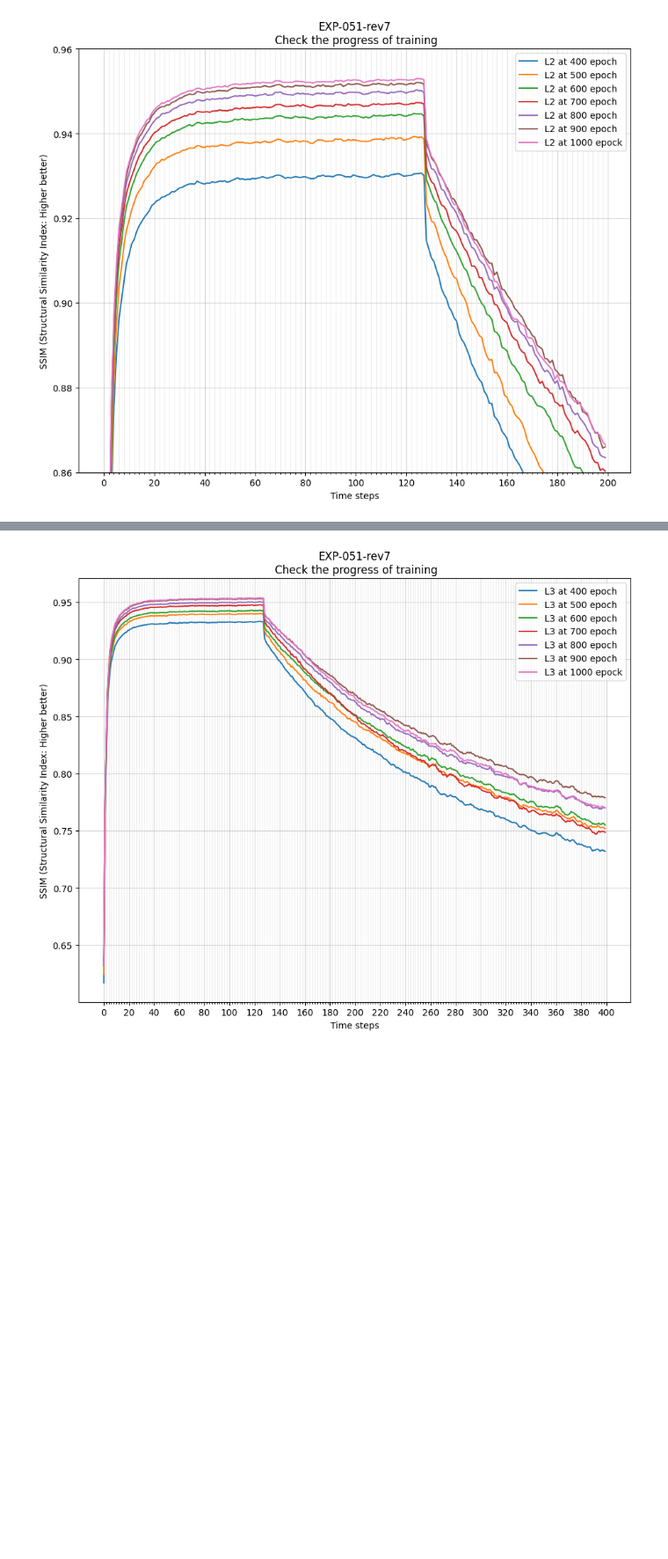
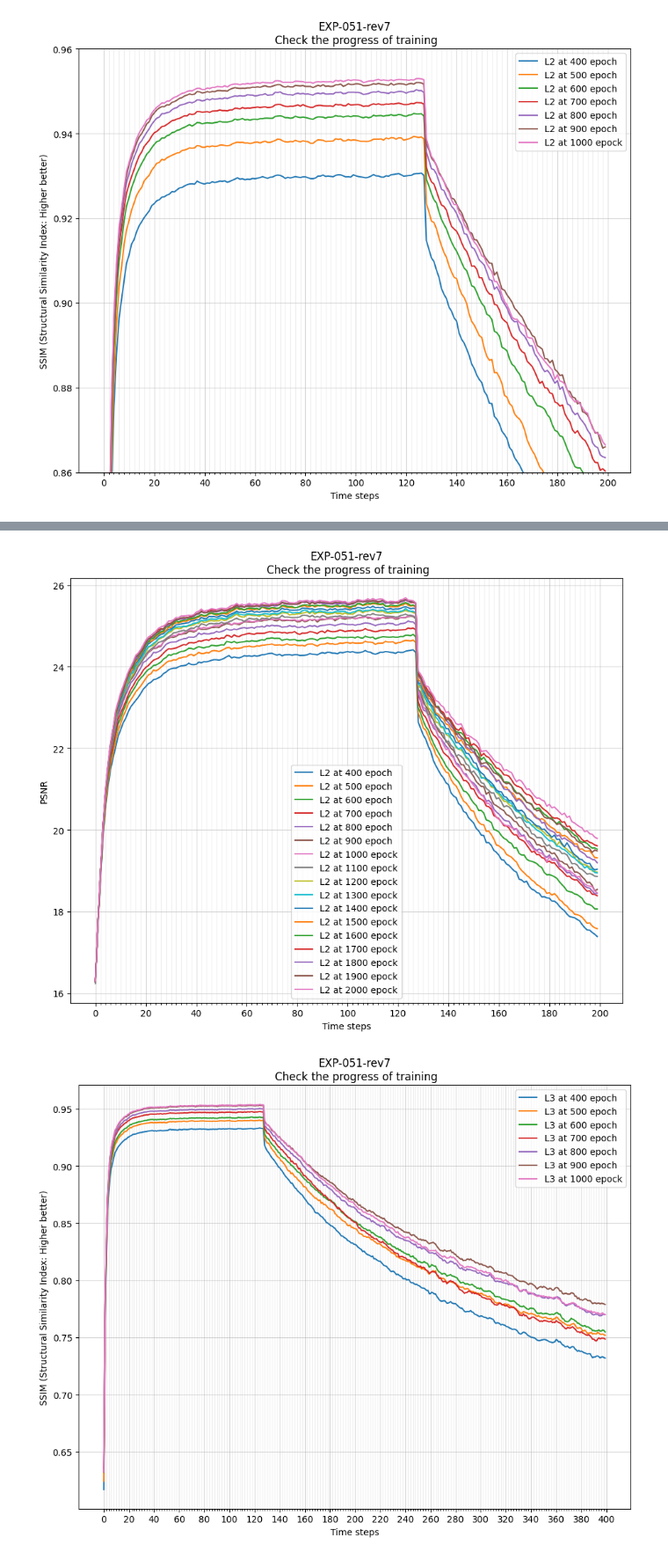
Before and after one commit to intuinno/jaxhpm, a Jupyter notebook: notebooks/experiment evaluation.ipynb, the cells around one changed output, grey strips where cells are left out. Shown at 88% size. Drawn from its saved outputs; the diff is of its cells as text; code cells hidden in the pictures; blank space fills up the shorter version.

```diff
--- a/notebooks/experiment evaluation.ipynb
+++ b/notebooks/experiment evaluation.ipynb
@@ -611,3 +635,83 @@ fig.savefig(f'figure {plot_title}.png', bbox_inches='tight')
+# %%
+plot_title = "EXP-051-rev7\n Check the progress of training"
+x_limit = 200
+
+labels = []
+labels.append('L2 at 400 epoch')
+labels.append('L2 at 500 epoch')
+labels.append('L2 at 600 epoch')
+labels.append('L2 at 700 epoch')
+labels.append('L2 at 800 epoch')
+labels.append('L2 at 900 epoch')
+labels.append('L2 at 1000 epock')
+labels.append('L2 at 1100 epock')
+labels.append('L2 at 1200 epock')
+labels.append('L2 at 1300 epock')
+labels.append('L2 at 1400 epock')
+labels.append('L2 at 1500 epock')
+labels.append('L2 at 1600 epock')
+labels.append('L2 at 1700 epock')
+labels.append('L2 at 1800 epock')
+labels.append('L2 at 1900 epock')
+labels.append('L2 at 2000 epock')
+
+paths = []
+paths.append('/home/intuinno/codegit/jaxhpm/logs/jax_mmnist/exp-051-rev7-L2_20240416_170015/eval_exp-051-rev7-L2-400_20240422_142643/psnr_mean.npz')
+paths.append('/home/intuinno/codegit/jaxhpm/logs/jax_mmnist/exp-051-rev7-L2_20240416_170015/eval_exp-051-rev7-L2-500_20240422_140412/psnr_mean.npz')
+paths.append('/home/intuinno/codegit/jaxhpm/logs/jax_mmnist/exp-051-rev7-L2_20240416_170015/eval_exp-051-rev7-L2-600_20240422_134153/psnr_mean.npz')
+paths.append('/home/intuinno/codegit/jaxhpm/logs/jax_mmnist/exp-051-rev7-L2_20240416_170015/eval_exp-051-rev7-L2-700_20240422_132106/psnr_mean.npz')
+paths.append('/home/intuinno/codegit/jaxhpm/logs/jax_mmnist/exp-051-rev7-L2_20240416_170015/eval_exp-051-rev7-L2-800_20240422_130031/psnr_mean.npz')
+paths.append('/home/intuinno/codegit/jaxhpm/logs/jax_mmnist/exp-051-rev7-L2_20240416_170015/eval_exp-051-rev7-L2-900_20240422_123959/psnr_mean.npz')
+paths.append('/home/intuinno/codegit/jaxhpm/logs/jax_mmnist/exp-051-rev7-L2_20240416_170015/eval_exp-051-rev7-L2-sample3_20240422_105815/psnr_mean.npz')
+paths.append('/home/intuinno/codegit/jaxhpm/logs/jax_mmnist/exp-051-rev8-L2_20240422_152358/eval_exp-051-rev8-L2-100_20240430_113938/psnr_mean.npz')
+paths.append('/home/intuinno/codegit/jaxhpm/logs/jax_mmnist/exp-051-rev8-L2_20240422_152358/eval_exp-051-rev8-L2-200_20240430_120507/psnr_mean.npz')
+paths.append('/home/intuinno/codegit/jaxhpm/logs/jax_mmnist/exp-051-rev8-L2_20240422_152358/eval_exp-051-rev8-L2-300_20240430_123018/psnr_mean.npz')
+paths.append('/home/intuinno/codegit/jaxhpm/logs/jax_mmnist/exp-051-rev8-L2_20240422_152358/eval_exp-051-rev8-L2-400_20240430_125526/psnr_mean.npz')
+paths.append('/home/intuinno/codegit/jaxhpm/logs/jax_mmnist/exp-051-rev8-L2_20240422_152358/eval_exp-051-rev8-L2-500_20240430_132014/psnr_mean.npz')
+paths.append('/home/intuinno/codegit/jaxhpm/logs/jax_mmnist/exp-051-rev8-L2_20240422_152358/eval_exp-051-rev8-L2-600_20240430_134507/psnr_mean.npz')
+paths.append('/home/intuinno/codegit/jaxhpm/logs/jax_mmnist/exp-051-rev8-L2_20240422_152358/eval_exp-051-rev8-L2-700_20240430_140949/psnr_mean.npz')
+paths.append('/home/intuinno/codegit/jaxhpm/logs/jax_mmnist/exp-051-rev8-L2_20240422_152358/eval_exp-051-rev8-L2-800_20240430_143446/psnr_mean.npz')
+paths.append('/home/intuinno/codegit/jaxhpm/logs/jax_mmnist/exp-051-rev8-L2_20240422_152358/eval_exp-051-rev8-L2-900_20240430_153947/psnr_mean.npz')
+paths.append('/home/intuinno/codegit/jaxhpm/logs/jax_mmnist/exp-051-rev8-L2_20240422_152358/eval_exp-051-rev8-L2-final_20240430_160427/psnr_mean.npz')
+
+plots = []
+for p in paths:
+    path = pathlib.Path(p)
+    with open(path, 'rb') as f:
+        plots.append(np.load(f)['arr_0'])
+
+plt.figure(figsize=(11, 8.5))
+axes = plt.gca()
+# axes.yaxis.grid(True)
+# axes.xaxis.grid(True)
+
+# plt.ylim(0.76,0.96)
+
+# Major ticks every 20, minor ticks every 2
+major_ticks = np.arange(0, x_limit+1, 20)
+minor_ticks = np.arange(0, x_limit+1, 2)
+
+axes.set_xticks(major_ticks)
+axes.set_xticks(minor_ticks, minor=True)
+
+# Or if you want different settings for the grids:
+axes.grid(which='minor', alpha=0.2)
+axes.grid(which='major', alpha=0.5)
+
+for pl, label in zip(plots, labels):
+    plt.plot(pl[:x_limit], label=label)
+
+plt.legend()
+plt.xlabel("Time steps")
+# plt.ylabel("PSNR (Peak Signal to Noise Ratio) \n Higher is better")
+plt.ylabel("PSNR")
+plt.title(plot_title)
+
+fig = plt.gcf()
+plt.show()
+fig.savefig(f'figure {plot_title}.png', bbox_inches='tight')
+# %% [output]
+[figure, added]
 # %%
 plot_title = "EXP-051-rev7\n Check the progress of training"
 x_limit = 400
```
Also changed, not shown: parts of 7 cells of this notebook, 3 other files.
